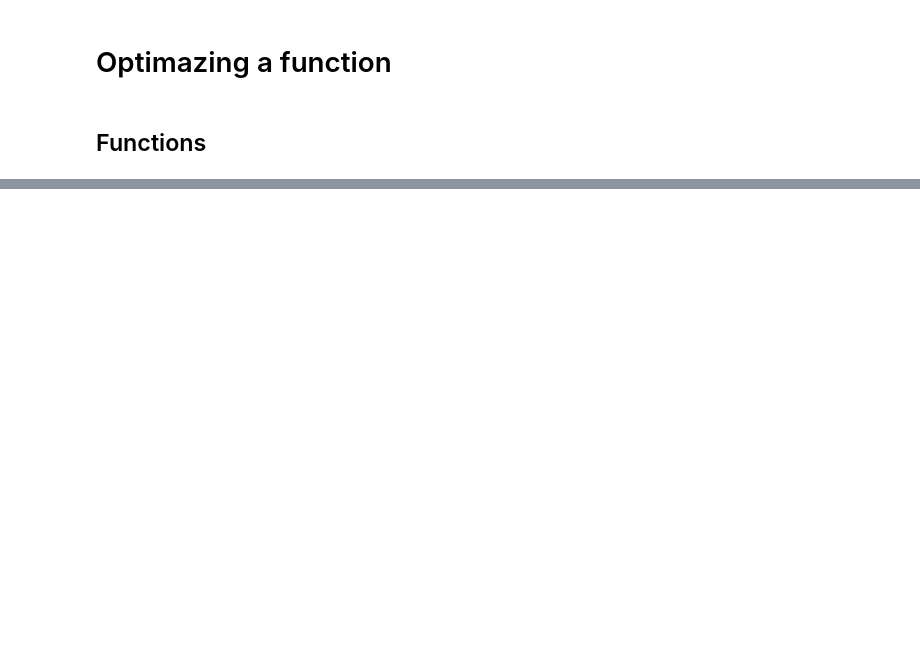
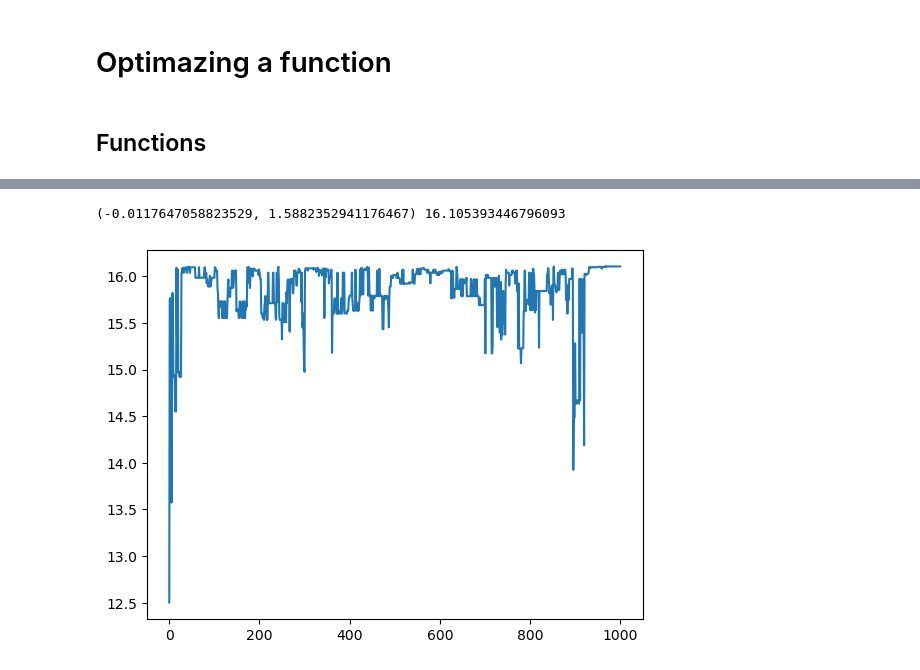
Before and after one commit to JuanPOrtegaASW/Genetic_alg, a Jupyter notebook: Optimizing a function.ipynb, the cells around one changed output, grey strips where cells are left out. Saved outputs shown, nothing was run; the diff lists cells and outputs as text; code cells hidden in the pictures; blank space fills up the shorter version.

```diff
--- a/Optimizing a function.ipynb
+++ b/Optimizing a function.ipynb
@@ -146,0 +179,7 @@ print(decode(best[-1]),f_coded(best[-1]))
+# %%
+import matplotlib. pyplot as plt
+plt.plot(maxs)
+print(decode(best[-1]),f_coded(best[-1]))
+# %% [output]
+(-0.0117647058823529, 1.5882352941176467) 16.105393446796093
+[figure, added]
```
Also changed, not shown: parts of 10 cells of this notebook, 1 other file.
